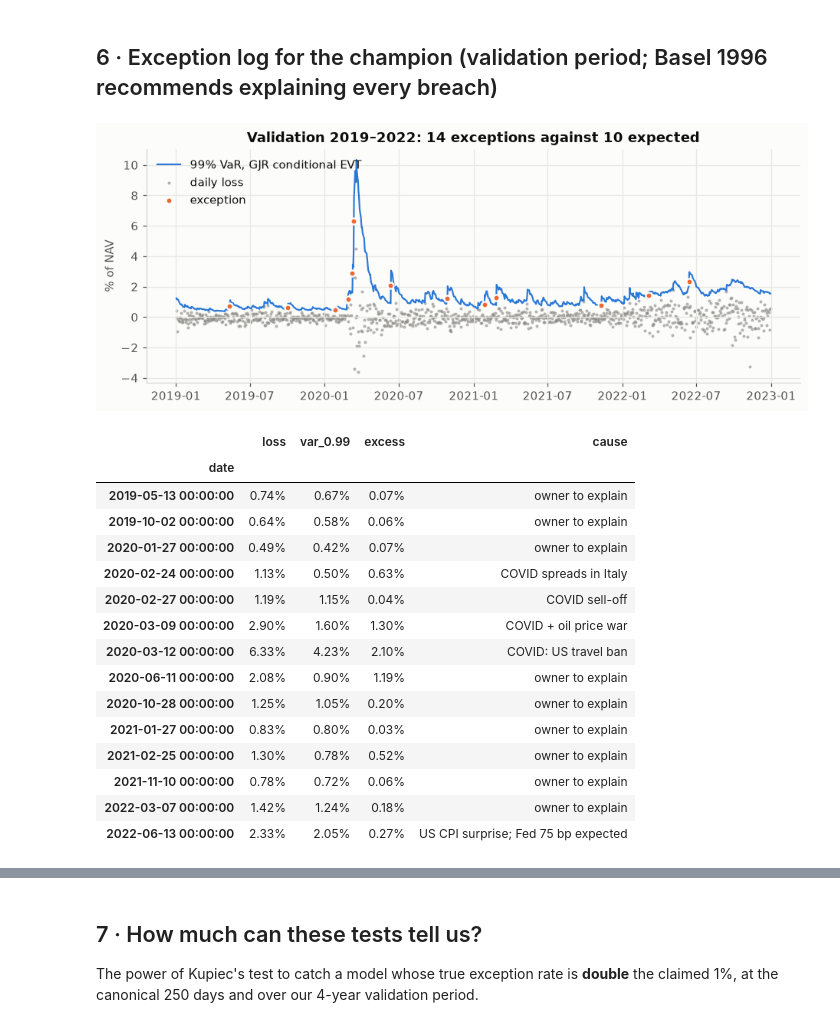
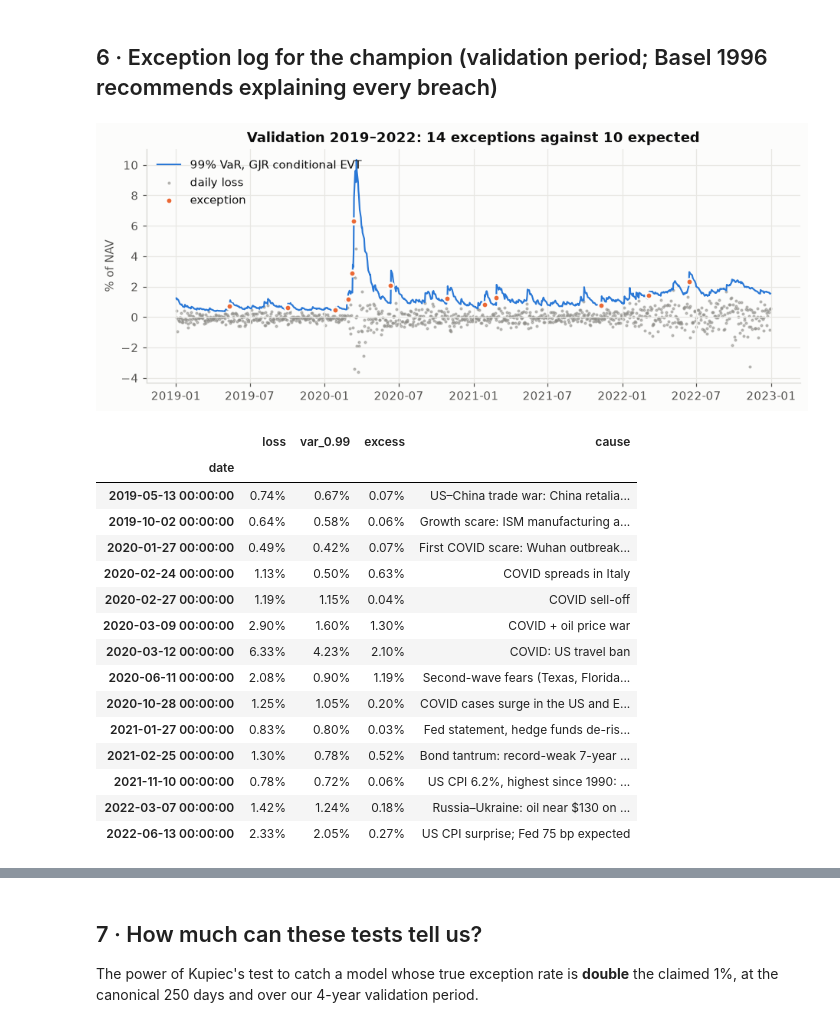
Before and after one commit to Pasidu-Mihiranga/QuantEdge, a Jupyter notebook: notebooks/04_backtesting.ipynb, the cells around one changed output, grey strips where cells are left out. Cells and saved outputs as stored; diff of their text form; code cells hidden in the pictures.

```diff
--- a/notebooks/04_backtesting.ipynb
+++ b/notebooks/04_backtesting.ipynb
@@ -337,37 +337,47 @@ crisis.pivot(index="model", columns="crisis", values="average breach % of NAV").
 # %% [markdown]
 ## 6 · Exception log for the champion (validation period; Basel 1996 recommends explaining every breach)
 # %%
-EVENTS = {"2020-02-24": "COVID spreads in Italy", "2020-02-27": "COVID sell-off", "2020-03-09": "COVID + oil price war",
+EVENTS = {"2019-05-13": "US–China trade war: China retaliates with tariffs on $60bn of US goods (S&P 500 −2.4%)",
+          "2019-10-02": "Growth scare: ISM manufacturing at its lowest since 2009 (S&P 500 −1.8%)",
+          "2020-01-27": "First COVID scare: Wuhan outbreak spreads, travel stocks fall (S&P 500 −1.6%)",
+          "2020-02-24": "COVID spreads in Italy", "2020-02-27": "COVID sell-off", "2020-03-09": "COVID + oil price war",
           "2020-03-12": "COVID: US travel ban", "2020-03-16": "COVID: worst day of the crash", "2020-03-18": "COVID: dash for cash",
+          "2020-06-11": "Second-wave fears (Texas, Florida, Arizona) and a gloomy Fed outlook (S&P 500 −5.9%)",
+          "2020-10-28": "COVID cases surge in the US and Europe; new lockdowns in France and Germany (S&P 500 −3.5%)",
+          "2021-01-27": "Fed statement, hedge funds de-risk during the GameStop squeeze (S&P 500 −2.6%)",
+          "2021-02-25": "Bond tantrum: record-weak 7-year auction, 10-year yield above 1.6% (Nasdaq-100 −3.5%)",
+          "2021-11-10": "US CPI 6.2%, highest since 1990: stocks and bonds fall together (S&P 500 −0.8%)",
+          "2022-03-07": "Russia–Ukraine: oil near $130 on talk of a Russian oil ban (S&P 500 −3.0%)",
           "2022-06-13": "US CPI surprise; Fed 75 bp expected", "2022-09-13": "US CPI surprise", "2022-04-29": "rate-shock sell-off",
           "2022-05-05": "rate-shock sell-off after the Fed meeting"}
+# Causes checked against contemporaneous news reports (CNN, Reuters, CNBC, NPR, AP, Bloomberg; listed in doc/decisions/exception_log.md)
 chosen = champion or base
 d = fc[chosen].loc[VAL[0]:VAL[1]]
 log = d[d["hit_0.99"] == 1][["loss", "var_0.99"]].assign(excess=lambda t: t["loss"] - t["var_0.99"])
 log["cause"] = [EVENTS.get(str(i.date()), "owner to explain") for i in log.index]
 fig, ax = plt.subplots(figsize=(10, 3.6))
 ax.plot(d.index, d["var_0.99"] * 100, color=BLUE, linewidth=1.4, label=f"99% VaR, {chosen}")
 ax.scatter(d.index, d["loss"] * 100, s=3, color=GREY, alpha=0.5, label="daily loss")
 ax.scatter(log.index, log["loss"] * 100, s=28, color=ORANGE, zorder=3, edgecolor=SURFACE, linewidth=1.5, label="exception")
 ax.set(ylabel="% of NAV", title=f"Validation 2019–2022: {len(log)} exceptions against {0.01 * len(d):.0f} expected")
 ax.legend(loc="upper left")
 plt.show()
 log.style.format({"loss": "{:.2%}", "var_0.99": "{:.2%}", "excess": "{:.2%}"})
 # %% [output]
 [figure]
 |  | loss | var_0.99 | excess | cause |
 | date |  |  |  |  |
-| 2019-05-13 00:00:00 | 0.74% | 0.67% | 0.07% | owner to explain |
-| 2019-10-02 00:00:00 | 0.64% | 0.58% | 0.06% | owner to explain |
-| 2020-01-27 00:00:00 | 0.49% | 0.42% | 0.07% | owner to explain |
+| 2019-05-13 00:00:00 | 0.74% | 0.67% | 0.07% | US–China trade war: China retalia... |
+| 2019-10-02 00:00:00 | 0.64% | 0.58% | 0.06% | Growth scare: ISM manufacturing a... |
+| 2020-01-27 00:00:00 | 0.49% | 0.42% | 0.07% | First COVID scare: Wuhan outbreak... |
 | 2020-02-24 00:00:00 | 1.13% | 0.50% | 0.63% | COVID spreads in Italy |
 | 2020-02-27 00:00:00 | 1.19% | 1.15% | 0.04% | COVID sell-off |
 | 2020-03-09 00:00:00 | 2.90% | 1.60% | 1.30% | COVID + oil price war |
 | 2020-03-12 00:00:00 | 6.33% | 4.23% | 2.10% | COVID: US travel ban |
-| 2020-06-11 00:00:00 | 2.08% | 0.90% | 1.19% | owner to explain |
-| 2020-10-28 00:00:00 | 1.25% | 1.05% | 0.20% | owner to explain |
-| 2021-01-27 00:00:00 | 0.83% | 0.80% | 0.03% | owner to explain |
-| 2021-02-25 00:00:00 | 1.30% | 0.78% | 0.52% | owner to explain |
-| 2021-11-10 00:00:00 | 0.78% | 0.72% | 0.06% | owner to explain |
-| 2022-03-07 00:00:00 | 1.42% | 1.24% | 0.18% | owner to explain |
+| 2020-06-11 00:00:00 | 2.08% | 0.90% | 1.19% | Second-wave fears (Texas, Florida... |
+| 2020-10-28 00:00:00 | 1.25% | 1.05% | 0.20% | COVID cases surge in the US and E... |
+| 2021-01-27 00:00:00 | 0.83% | 0.80% | 0.03% | Fed statement, hedge funds de-ris... |
+| 2021-02-25 00:00:00 | 1.30% | 0.78% | 0.52% | Bond tantrum: record-weak 7-year ... |
+| 2021-11-10 00:00:00 | 0.78% | 0.72% | 0.06% | US CPI 6.2%, highest since 1990: ... |
+| 2022-03-07 00:00:00 | 1.42% | 1.24% | 0.18% | Russia–Ukraine: oil near $130 on ... |
 | 2022-06-13 00:00:00 | 2.33% | 2.05% | 0.27% | US CPI surprise; Fed 75 bp expected |
```
Also changed, not shown: parts of 3 cells of this notebook, 28 other files.
